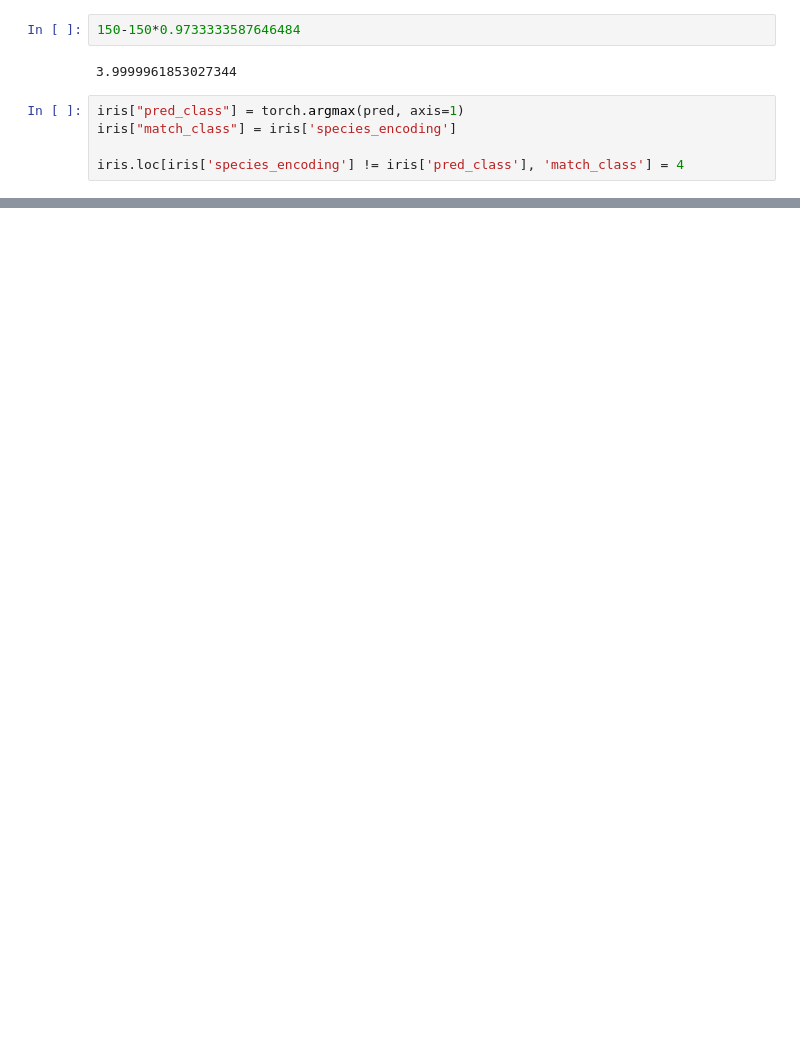
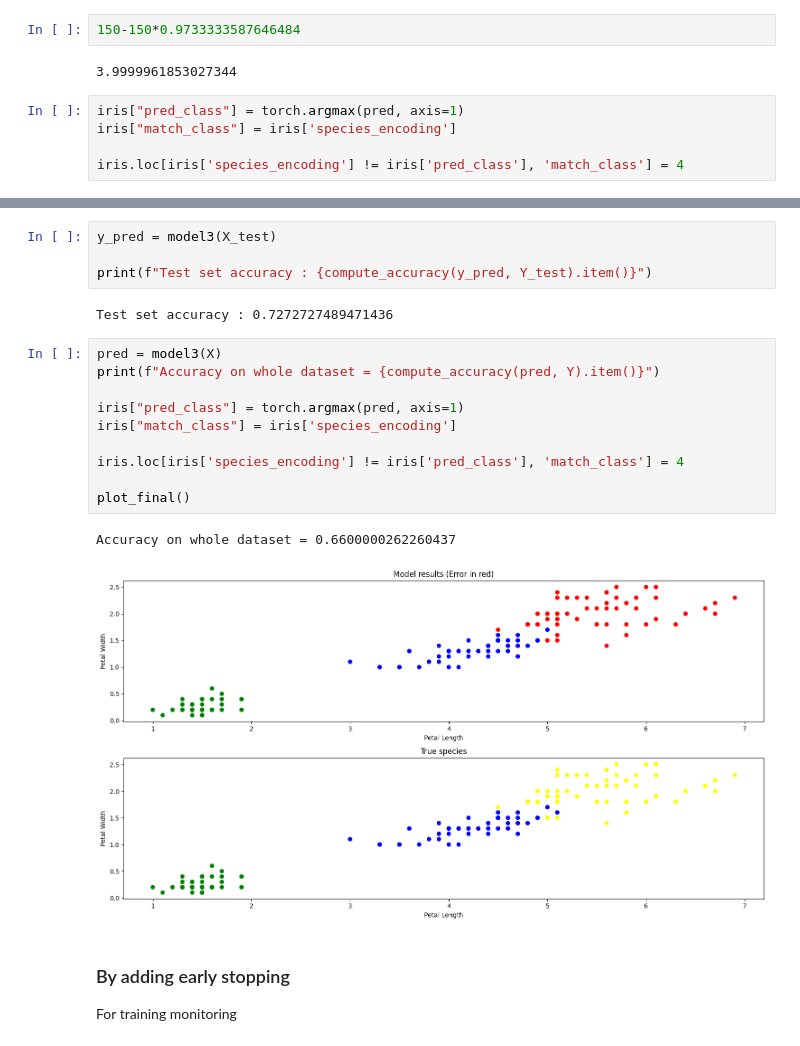
Before and after one commit to MOISECHRIST/PyTorch_Tutorial, a Jupyter notebook: ANN/Intro_To_Deep_Learning.ipynb, the cells around one changed output, grey strips where cells are left out. Saved outputs shown, nothing was run; the diff lists cells and outputs as text; blank space fills up the shorter version.

```diff
--- a/ANN/Intro_To_Deep_Learning.ipynb
+++ b/ANN/Intro_To_Deep_Learning.ipynb
@@ -523,0 +609,23 @@ plt.show()
+# %%
+y_pred = model3(X_test)
+
+print(f"Test set accuracy : {compute_accuracy(y_pred, Y_test).item()}")
+# %% [output]
+Test set accuracy : 0.7272727489471436
+# %%
+pred = model3(X)
+print(f"Accuracy on whole dataset = {compute_accuracy(pred, Y).item()}")
+
+iris["pred_class"] = torch.argmax(pred, axis=1)
+iris["match_class"] = iris['species_encoding']
+
+iris.loc[iris['species_encoding'] != iris['pred_class'], 'match_class'] = 4
+
+plot_final()
+# %% [output]
+Accuracy on whole dataset = 0.6600000262260437
+[figure, added]
+# %% [markdown]
+### By adding early stopping
+
+For training monitoring
```
Also changed, not shown: parts of 43 cells of this notebook.
